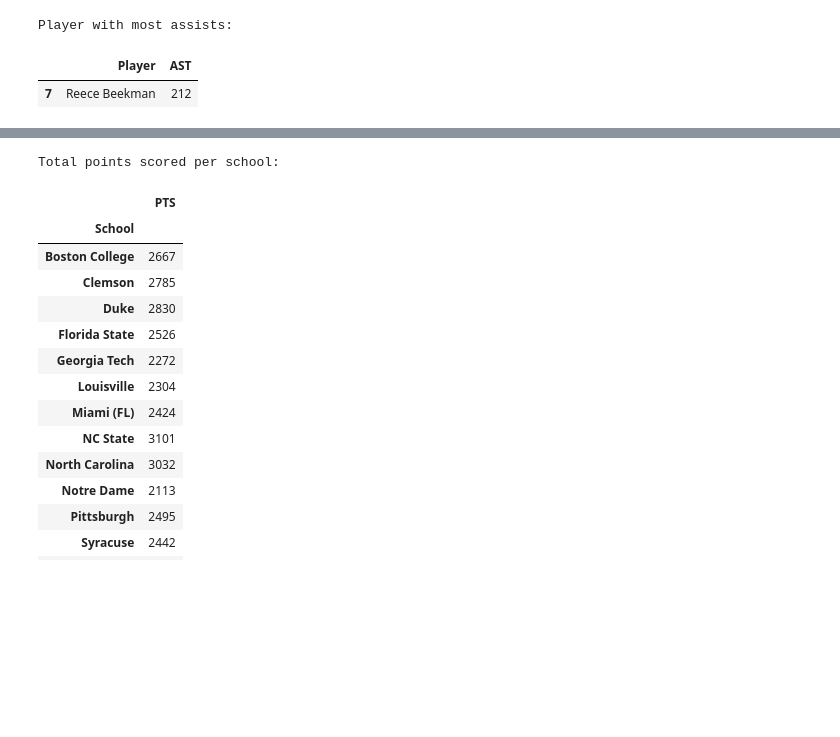
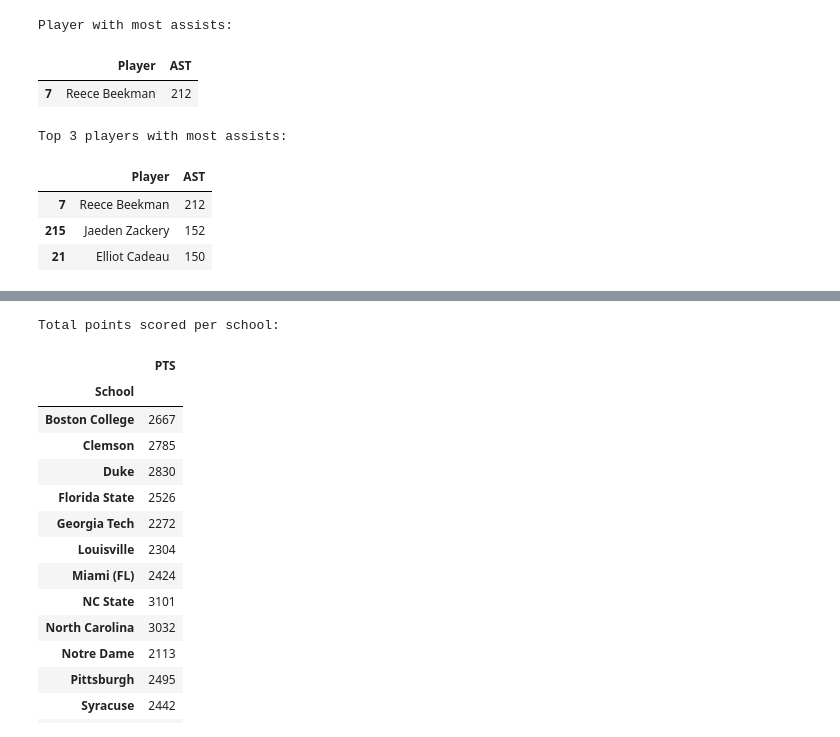
Before and after one commit to xcz8pd/xcz8pd, a Jupyter notebook: csv and pandas hw/acc_basketball_hw.ipynb, the cells around one changed output, grey strips where cells are left out. Drawn from its saved outputs; the diff is of its cells as text; code cells hidden in the pictures; blank space fills up the shorter version.

```diff
--- a/csv and pandas hw/acc_basketball_hw.ipynb
+++ b/csv and pandas hw/acc_basketball_hw.ipynb
@@ -73,0 +72,10 @@ top_3_assist = over_500_minutes
+# %%
+top_3_assist = acc_stats_df[['Player', 'AST']].sort_values(by='AST', ascending=False).head(3)
+print("Top 3 players with most assists:")
+top_3_assist
+# %% [output]
+Top 3 players with most assists:
+|  | Player | AST |
+| 7 | Reece Beekman | 212 |
+| 215 | Jaeden Zackery | 152 |
+| 21 | Elliot Cadeau | 150 |
```
Also changed, not shown: parts of 3 cells of this notebook.
